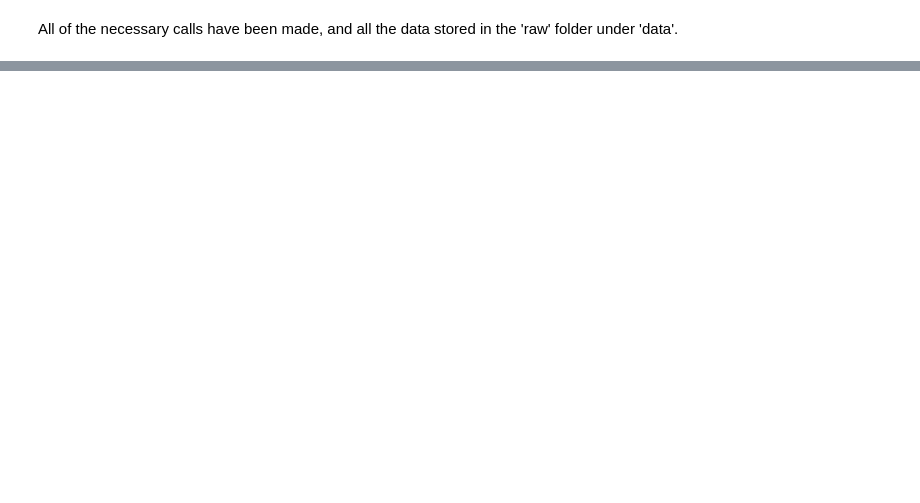
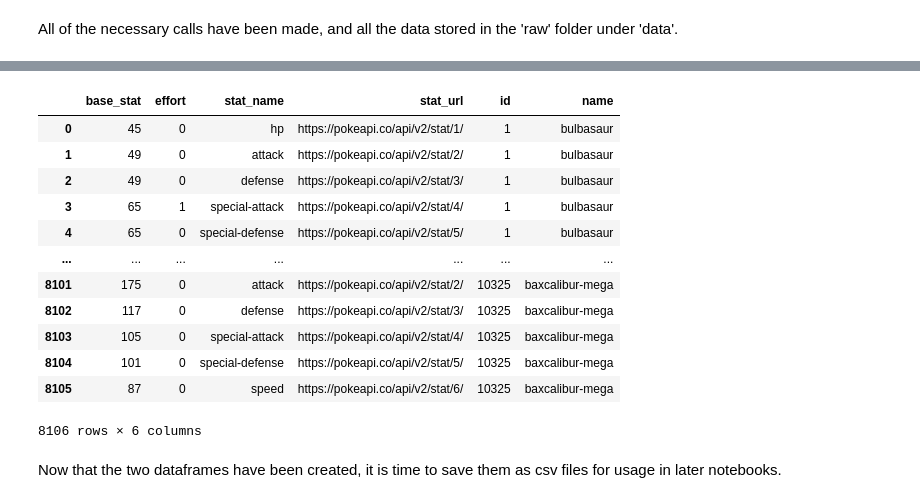
Before and after one commit to AEG-1309/me204-final-project, a Jupyter notebook: notebooks/NB01-Data-Collection.ipynb, the cells around one changed output, grey strips where cells are left out. Cells and saved outputs as stored; diff of their text form; code cells hidden in the pictures; blank space fills up the shorter version.

```diff
--- a/notebooks/NB01-Data-Collection.ipynb
+++ b/notebooks/NB01-Data-Collection.ipynb
@@ -109,0 +182,38 @@ All of the necessary calls have been made, and all the data stored in the 'raw'
+# %%
+## Creating the dataframe with stats data
+with open(f'../data/raw/{form_name[0]}_stat.json', mode='r') as f:
+    data = json.load(f)
+    initial_df = pd.json_normalize(
+        data,
+        record_path = 'stats',
+        meta = ['id', 'name'],
+        sep='_'
+    )
+
+for i in range(1, len(stat_calls)):
+    with open(f'../data/raw/{form_name[i]}_stat.json', mode='r') as f:
+            data = json.load(f)
+            df = pd.json_normalize(
+                data,
+                record_path = 'stats',
+                meta = ['id','name'],
+                sep='_'
+            )
+    stats_df = pd.concat([initial_df,df],axis=0, ignore_index = True)
+    initial_df = stats_df
+# %% [output]
+|  | base_stat | effort | stat_name | stat_url | id | name |
+| 0 | 45 | 0 | hp | https://pokeapi.co/api/v2/stat/1/ | 1 | bulbasaur |
+| 1 | 49 | 0 | attack | https://pokeapi.co/api/v2/stat/2/ | 1 | bulbasaur |
+| 2 | 49 | 0 | defense | https://pokeapi.co/api/v2/stat/3/ | 1 | bulbasaur |
+| 3 | 65 | 1 | special-attack | https://pokeapi.co/api/v2/stat/4/ | 1 | bulbasaur |
+| 4 | 65 | 0 | special-defense | https://pokeapi.co/api/v2/stat/5/ | 1 | bulbasaur |
+| ... | ... | ... | ... | ... | ... | ... |
+| 8101 | 175 | 0 | attack | https://pokeapi.co/api/v2/stat/2/ | 10325 | baxcalibur-mega |
+| 8102 | 117 | 0 | defense | https://pokeapi.co/api/v2/stat/3/ | 10325 | baxcalibur-mega |
+| 8103 | 105 | 0 | special-attack | https://pokeapi.co/api/v2/stat/4/ | 10325 | baxcalibur-mega |
+| 8104 | 101 | 0 | special-defense | https://pokeapi.co/api/v2/stat/5/ | 10325 | baxcalibur-mega |
+| 8105 | 87 | 0 | speed | https://pokeapi.co/api/v2/stat/6/ | 10325 | baxcalibur-mega |
+8106 rows × 6 columns
+# %% [markdown]
+Now that the two dataframes have been created, it is time to save them as csv files for usage in later notebooks.
```
Also changed, not shown: parts of 5 cells of this notebook, 12 other files.
